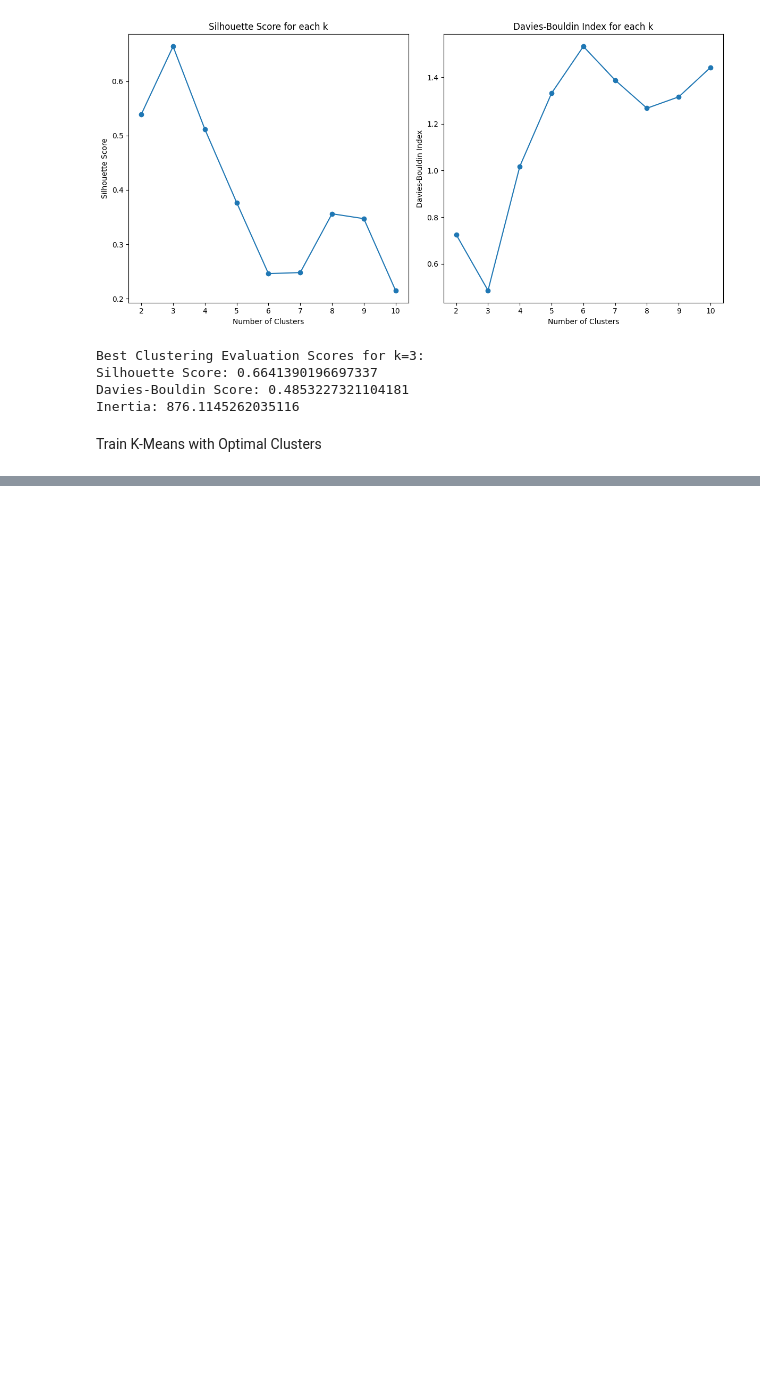
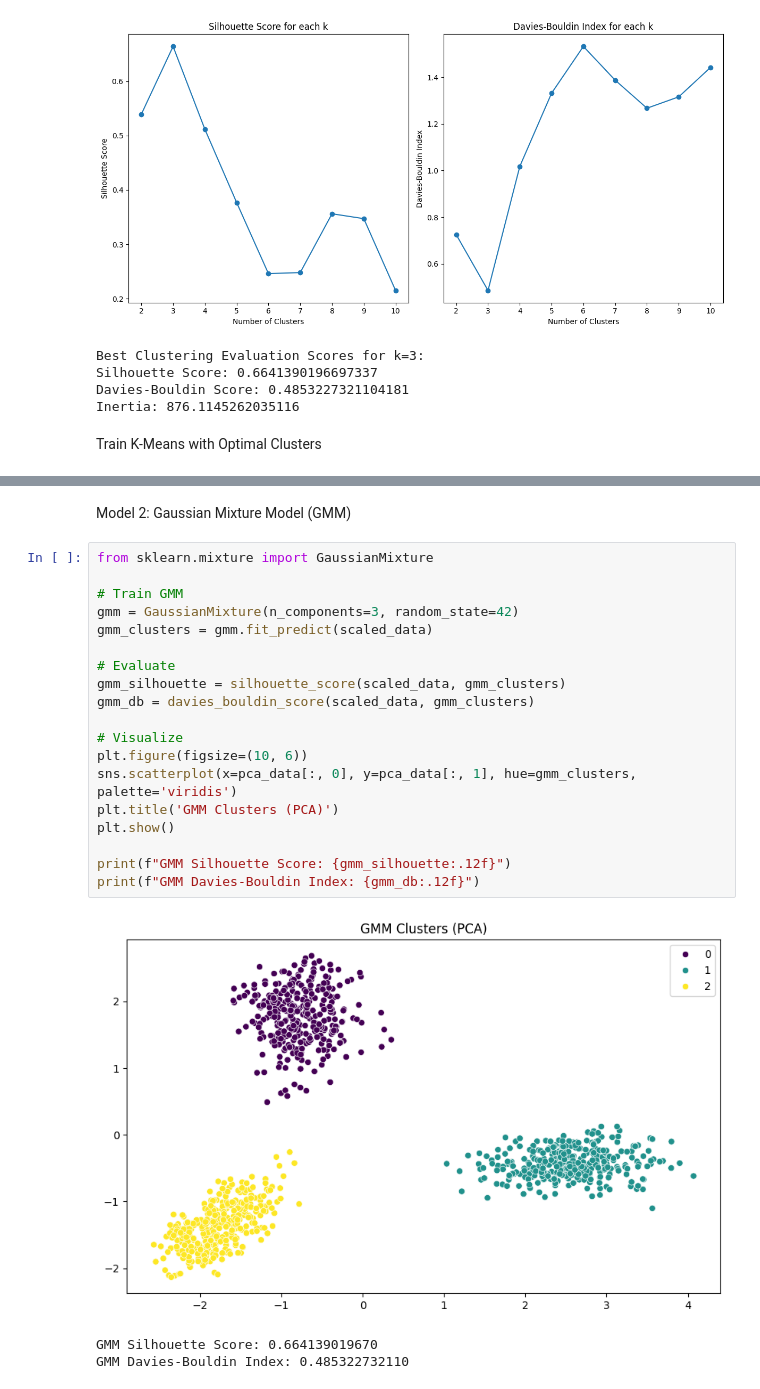
Before and after one commit to SamsudeenAshad/Intellihack_TetraNeurons_02, a Jupyter notebook: Customer Segmentation Script.ipynb, the cells around one changed output, grey strips where cells are left out. Cells and saved outputs as stored; diff of their text form; blank space fills up the shorter version.

```diff
--- a/Customer Segmentation Script.ipynb
+++ b/Customer Segmentation Script.ipynb
@@ -485,0 +496,25 @@ NameError: name 'df_cluster' is not defined
+# %% [markdown]
+Model 2: Gaussian Mixture Model (GMM)
+# %%
+from sklearn.mixture import GaussianMixture
+
+# Train GMM
+gmm = GaussianMixture(n_components=3, random_state=42)
+gmm_clusters = gmm.fit_predict(scaled_data)
+
+# Evaluate
+gmm_silhouette = silhouette_score(scaled_data, gmm_clusters)
+gmm_db = davies_bouldin_score(scaled_data, gmm_clusters)
+
+# Visualize
+plt.figure(figsize=(10, 6))
+sns.scatterplot(x=pca_data[:, 0], y=pca_data[:, 1], hue=gmm_clusters, palette='viridis')
+plt.title('GMM Clusters (PCA)')
+plt.show()
+
+print(f"GMM Silhouette Score: {gmm_silhouette:.12f}")
+print(f"GMM Davies-Bouldin Index: {gmm_db:.12f}")
+# %% [output]
+[figure, added]
+GMM Silhouette Score: 0.664139019670
+GMM Davies-Bouldin Index: 0.485322732110
```
Also changed, not shown: parts of 7 cells of this notebook.
